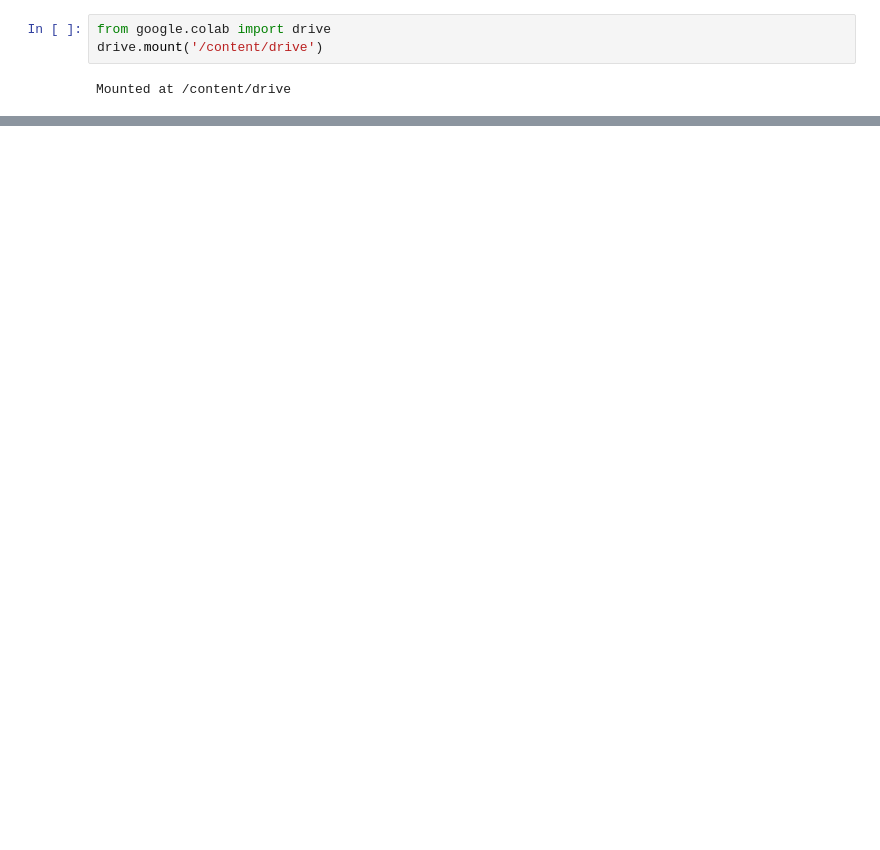
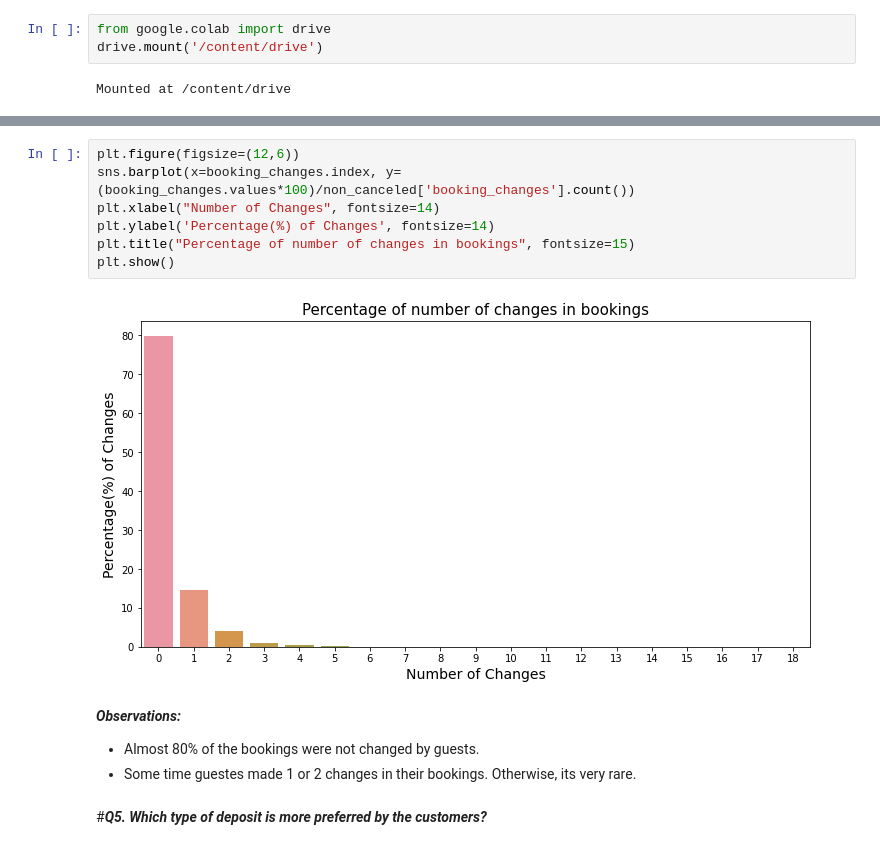
Before and after one commit to sachanneeraj/Hotels-Data-Analysis-EDA, a Jupyter notebook: Hotel_Booking_Analysis_Capstone_Project.ipynb, the cells around one changed output, grey strips where cells are left out. Drawn from its saved outputs; the diff is of its cells as text; blank space fills up the shorter version.

```diff
--- a/Hotel_Booking_Analysis_Capstone_Project.ipynb
+++ b/Hotel_Booking_Analysis_Capstone_Project.ipynb
@@ -161,0 +347,15 @@ Hotel_data.shape
+# %%
+plt.figure(figsize=(12,6))
+sns.barplot(x=booking_changes.index, y=(booking_changes.values*100)/non_canceled['booking_changes'].count())
+plt.xlabel("Number of Changes", fontsize=14)
+plt.ylabel('Percentage(%) of Changes', fontsize=14)
+plt.title("Percentage of number of changes in bookings", fontsize=15)
+plt.show()
+# %% [output]
+[figure, added]
+# %% [markdown]
+***Observations:***
+* Almost 80% of the bookings were not changed by guests.
+* Some time guestes made 1 or 2 changes  in their bookings. Otherwise, its very rare.
+# %% [markdown]
+#***Q5. Which type of deposit is more preferred by the customers?***
```
Also changed, not shown: parts of 148 cells of this notebook.
